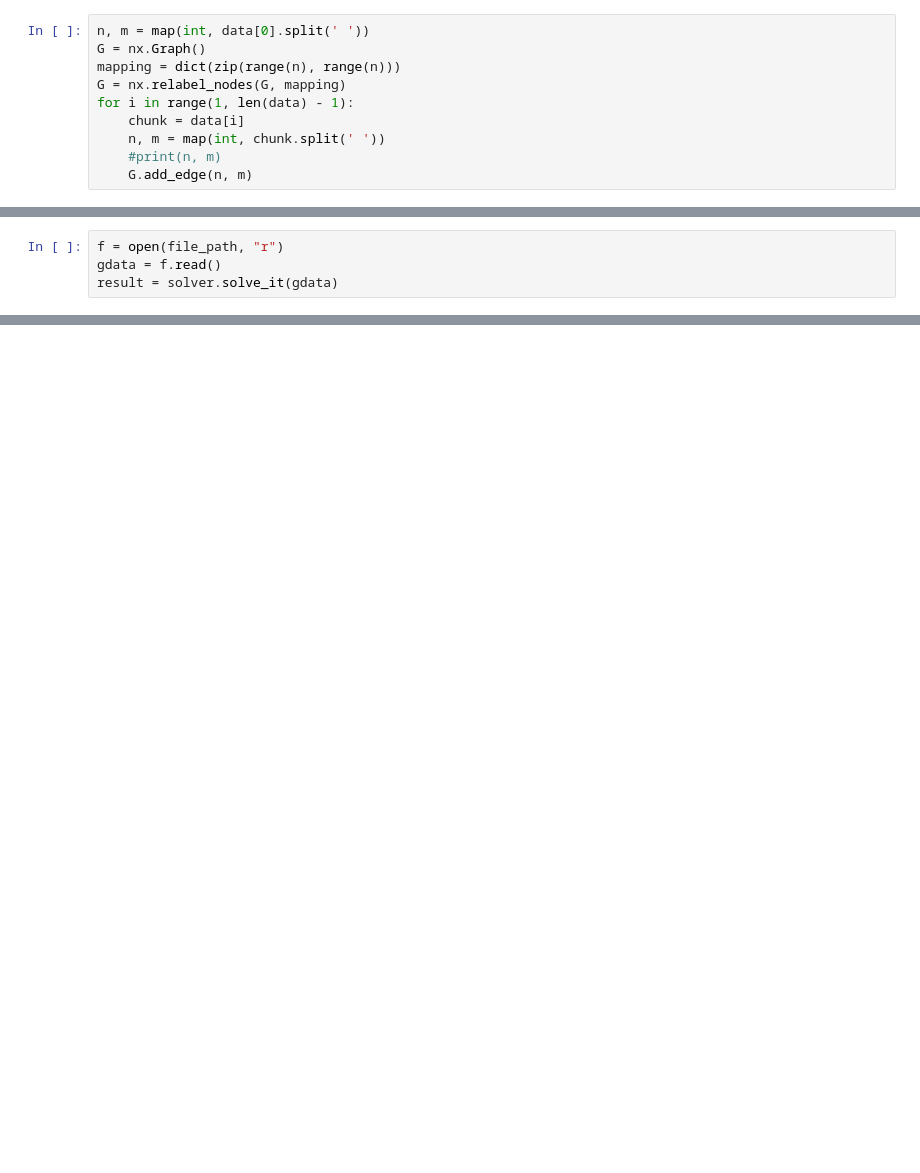
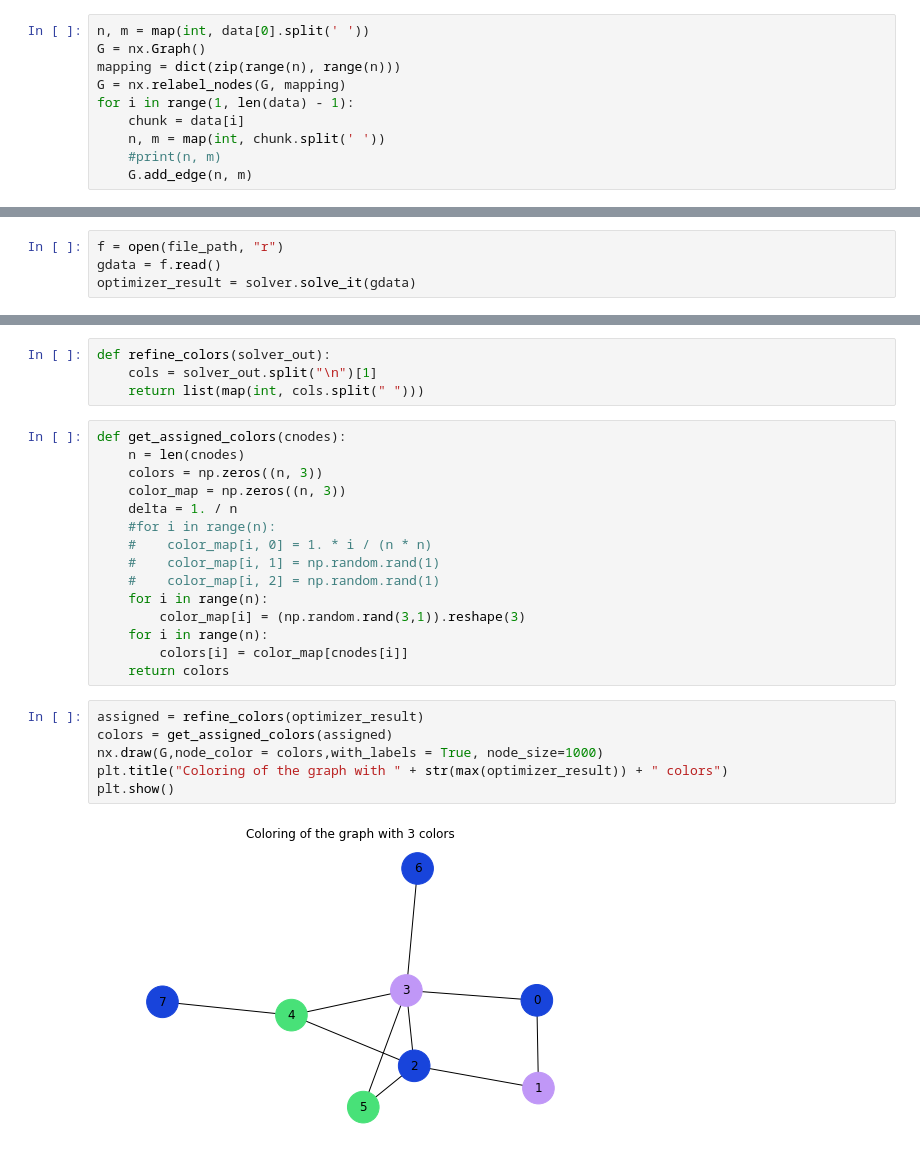
Before and after one commit to ddzunja/tensor-network-algorithm, a Jupyter notebook: graph coloring/Graph visualization.ipynb, the cells around one changed output, grey strips where cells are left out. Drawn from its saved outputs; the diff is of its cells as text; blank space fills up the shorter version.

```diff
--- a/graph coloring/Graph visualization.ipynb
+++ b/graph coloring/Graph visualization.ipynb
@@ -31,4 +34,4 @@ import solver
 # %%
 f = open(file_path, "r")
 gdata = f.read()
-result = solver.solve_it(gdata)
+optimizer_result = solver.solve_it(gdata)
@@ -41,0 +43,27 @@ print(result.split("\n"))
+# %%
+def refine_colors(solver_out):
+    cols = solver_out.split("\n")[1]
+    return list(map(int, cols.split(" ")))
+# %%
+def get_assigned_colors(cnodes):
+    n = len(cnodes)
+    colors = np.zeros((n, 3))
+    color_map = np.zeros((n, 3))
+    delta = 1. / n
+    #for i in range(n):
+    #    color_map[i, 0] = 1. * i / (n * n)
+    #    color_map[i, 1] = np.random.rand(1)
+    #    color_map[i, 2] = np.random.rand(1)
+    for i in range(n):
+        color_map[i] = (np.random.rand(3,1)).reshape(3)
+    for i in range(n):
+        colors[i] = color_map[cnodes[i]]
+    return colors
+# %%
+assigned = refine_colors(optimizer_result)
+colors = get_assigned_colors(assigned)
+nx.draw(G,node_color = colors,with_labels = True, node_size=1000)
+plt.title("Coloring of the graph with " + str(max(optimizer_result)) + " colors")
+plt.show()
+# %% [output]
+[figure, added]
```
Also changed, not shown: parts of 7 cells of this notebook.
